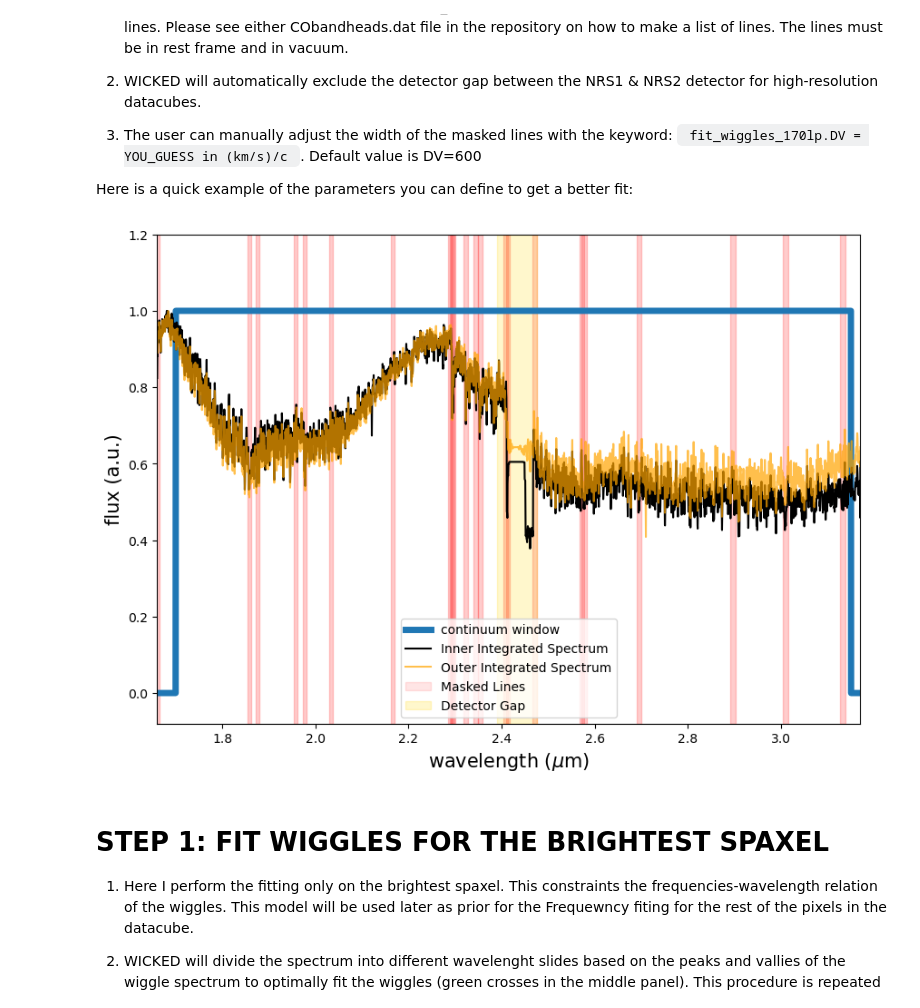
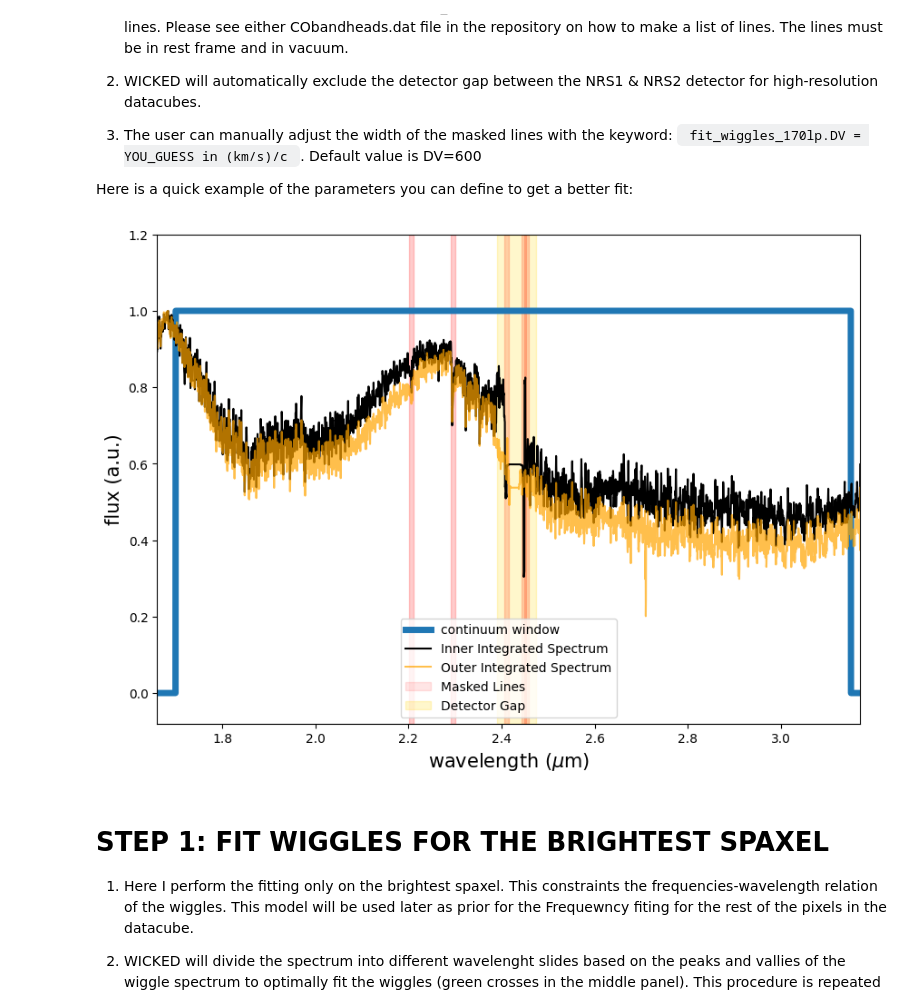
Before and after one commit to antoinedumontneira/WiCKED, a Jupyter notebook: Examples/Example_notebook.ipynb, the cells around one changed output. Cells and saved outputs as stored; diff of their text form; code cells hidden in the pictures.

```diff
--- a/Examples/Example_notebook.ipynb
+++ b/Examples/Example_notebook.ipynb
@@ -28,10 +26,12 @@ In this example I run WICKED on a M-type star available on the MAST portal. The
 2. WICKED will extract all the information it needs from the cube header
 3. The **redshift** parameter is only necesary if a line list will be use in the fit. See below
 # %%
-pathcube_input= "/Users/dumont/Documents/ReveaLLGN/DATA/TWA-28/MAST_2024-07-24T2034/JWST/jw01270-o004_t003_nirspec_g235h-f170lp/"
-cube_name  = "jw01270-o004_t003_nirspec_g235h-f170lp_s3d.fits"
+from wicked.WiCKED import WICKED
+
+pathcube_input= "/Users/dumont/Documents/WICKED/DATA/TWA-28/MAST_2024-07-24T2034/JWST/jw01270-o004_t003_nirspec_g235h-f170lp/"
+cube_name  = "jw01270-o003_t002_nirspec_g235h-f170lp_s3d.fits"
 z = 0.0
-fit_wiggles_170lp = WICKED(pathcube=pathcube_input,cube_name=cube_name,redshift=z)
+fit_wiggles_170lp = WICKED(pathcube=pathcube_input,cube_name=cube_name,redshift=z,)
 # %% [markdown]
 ### Find the center of the datacube
 Since WICKED uses an aperture and annular template to fit the spectrum, we need to define a center. WICKED can do this automatically. Otherwise the user can do it by setting:
@@ -56,13 +56,13 @@ fit_wiggles_170lp.get_center(do_plots=True)
 
 Here is a quick example of the parameters you can define to get a better fit:
 # %%
-fit_wiggles_170lp.min_peak_snr = 2 # Min Signal to noise of line to be masked
-fit_wiggles_170lp.peak_width = [8] # Min width in pixels of emission line to be masked
-fit_wiggles_170lp.linefeatures = "CObandheads.dat"   ### M-stars have prominent CO bandheads at ~2.3 microns, so we have passed a list of lines with the most prominent CO bandhead lines
+fit_wiggles_170lp.min_peak_snr = 2.5 # Min Signal to noise of line to be masked
+fit_wiggles_170lp.peak_width = [10] # Min width in pixels of emission line to be masked
+#fit_wiggles_170lp.linefeatures = "CObandheads.dat"   ### M-stars have prominent CO bandheads at ~2.3 microns, so we have passed a list of lines with the most prominent CO bandhead lines
 fit_wiggles_170lp.DV =600   ### WIDTH OF THE ABSORPTION/EMISSION LINES
-fit_wiggles_170lp.get_reference_spectrum(in_radius=3,out_radius=8,do_plots=True)
+fit_wiggles_170lp.setup_templates(in_radius=5,out_radius=6,do_plots=True)
 # %% [output]
-[figure, old version]
+[figure, new version]
 # %% [markdown]
 # **STEP 1:** FIT WIGGLES FOR THE BRIGHTEST SPAXEL
 
```
Also changed, not shown: parts of 8 cells of this notebook.
